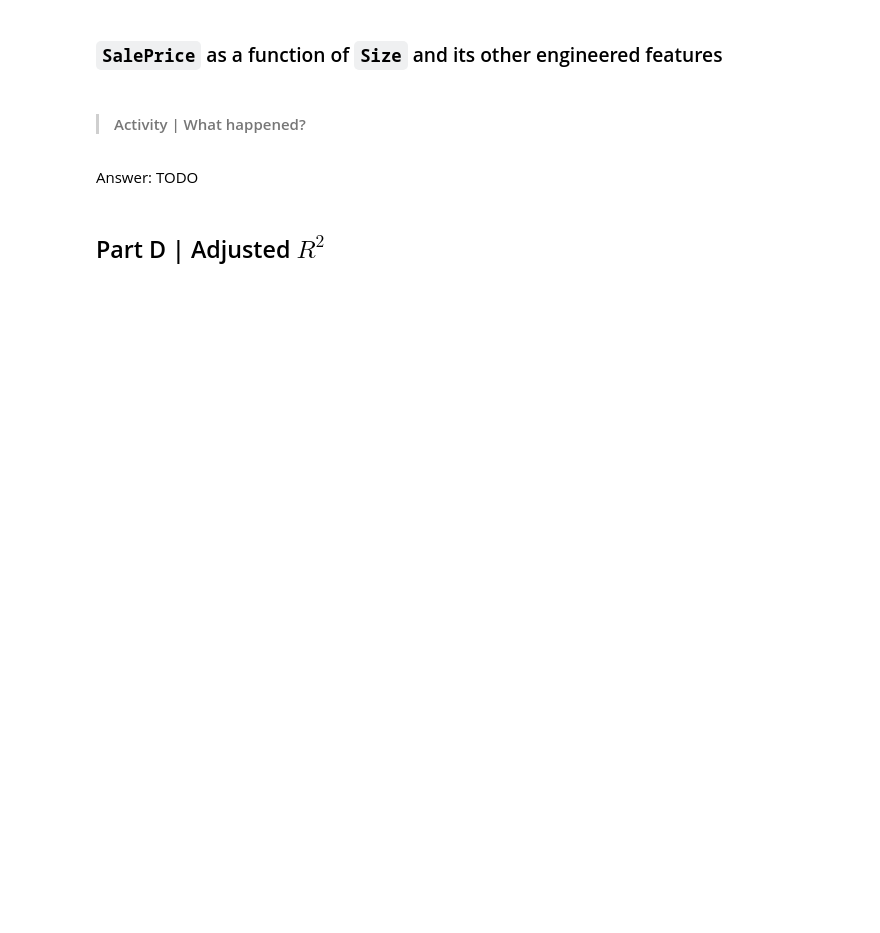
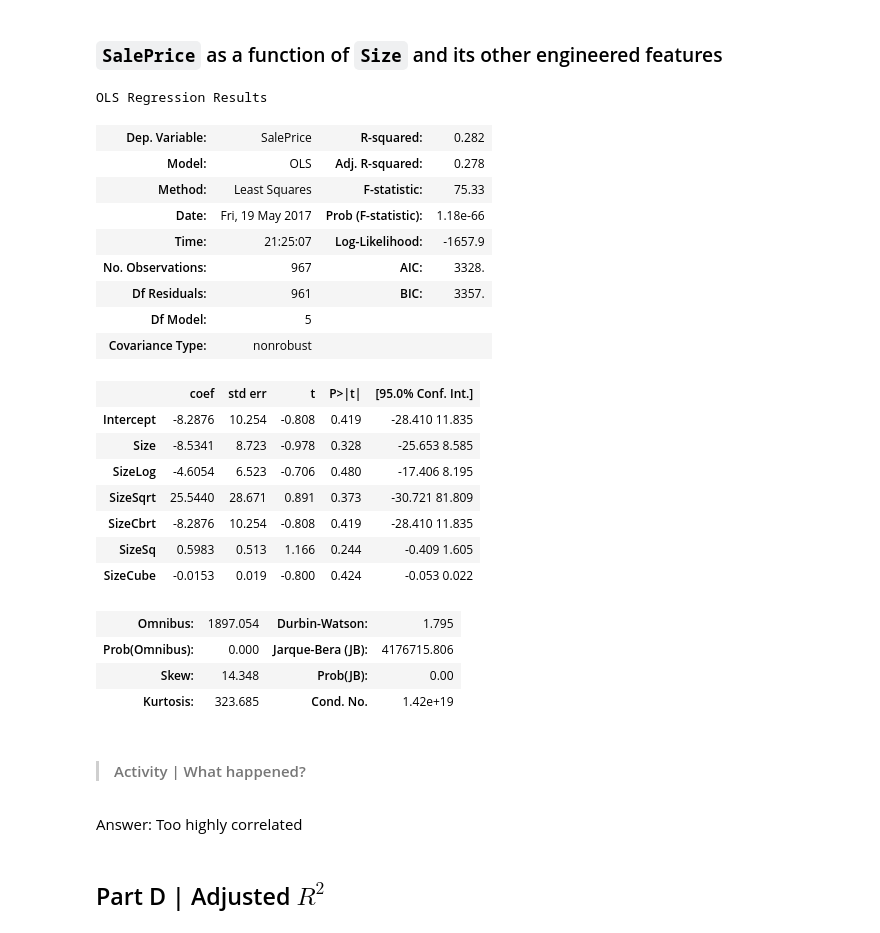
Before and after one commit to cefan-2000/DS-SF-34, a Jupyter notebook: classes/08/notebooks/codealong-08-linear-regression-part-2-starter-code.ipynb, the cells around one changed output. Cells and saved outputs as stored; diff of their text form; code cells hidden in the pictures; blank space fills up the shorter version.

```diff
--- a/classes/08/notebooks/codealong-08-linear-regression-part-2-starter-code.ipynb
+++ b/classes/08/notebooks/codealong-08-linear-regression-part-2-starter-code.ipynb
@@ -220,7 +252,34 @@ df
+# %%
+# TODO
+model = smf.ols(formula = 'SalePrice ~ Size + SizeLog + SizeSqrt + SizeCbrt + SizeSq + SizeCube', data = df).fit()
+model.summary()
+# %% [output]
+OLS Regression Results
+| Dep. Variable: | SalePrice | R-squared: | 0.282 |
+| Model: | OLS | Adj. R-squared: | 0.278 |
+| Method: | Least Squares | F-statistic: | 75.33 |
+| Date: | Fri, 19 May 2017 | Prob (F-statistic): | 1.18e-66 |
+| Time: | 21:25:07 | Log-Likelihood: | -1657.9 |
+| No. Observations: | 967 | AIC: | 3328. |
+| Df Residuals: | 961 | BIC: | 3357. |
+| Df Model: | 5 |  |  |
+| Covariance Type: | nonrobust |  |  |
+|  | coef | std err | t | P>|t| | [95.0% Conf. Int.] |
+| Intercept | -8.2876 | 10.254 | -0.808 | 0.419 | -28.410 11.835 |
+| Size | -8.5341 | 8.723 | -0.978 | 0.328 | -25.653 8.585 |
+| SizeLog | -4.6054 | 6.523 | -0.706 | 0.480 | -17.406 8.195 |
+| SizeSqrt | 25.5440 | 28.671 | 0.891 | 0.373 | -30.721 81.809 |
+| SizeCbrt | -8.2876 | 10.254 | -0.808 | 0.419 | -28.410 11.835 |
+| SizeSq | 0.5983 | 0.513 | 1.166 | 0.244 | -0.409 1.605 |
+| SizeCube | -0.0153 | 0.019 | -0.800 | 0.424 | -0.053 0.022 |
+| Omnibus: | 1897.054 | Durbin-Watson: | 1.795 |
+| Prob(Omnibus): | 0.000 | Jarque-Bera (JB): | 4176715.806 |
+| Skew: | 14.348 | Prob(JB): | 0.00 |
+| Kurtosis: | 323.685 | Cond. No. | 1.42e+19 |
 # %% [markdown]
 > #### Activity | What happened?
-# %% [markdown]
-Answer: TODO
+# %% [markdown]
+Answer: Too highly correlated
 # %% [markdown]
 ## Part D | Adjusted $R^2$
 # %%
```
Also changed, not shown: parts of 19 cells of this notebook, 2 other files.
